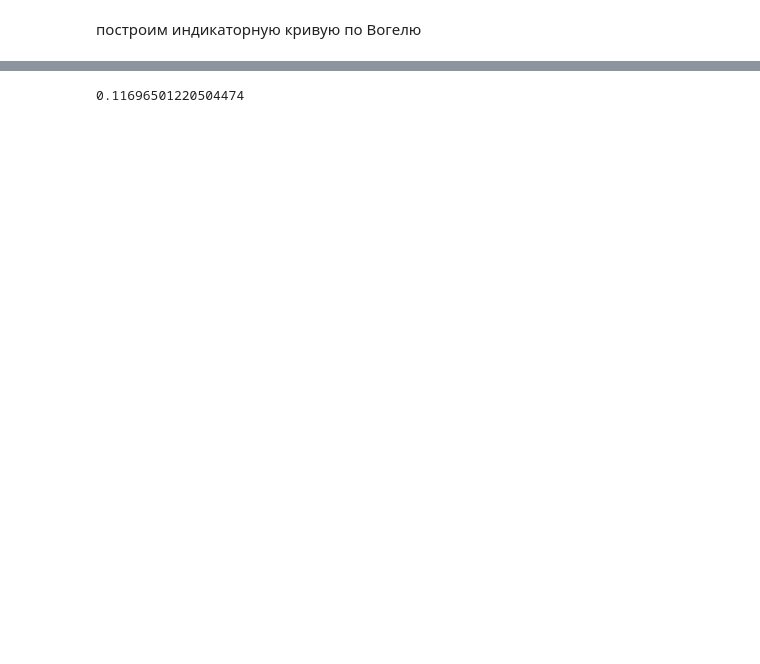
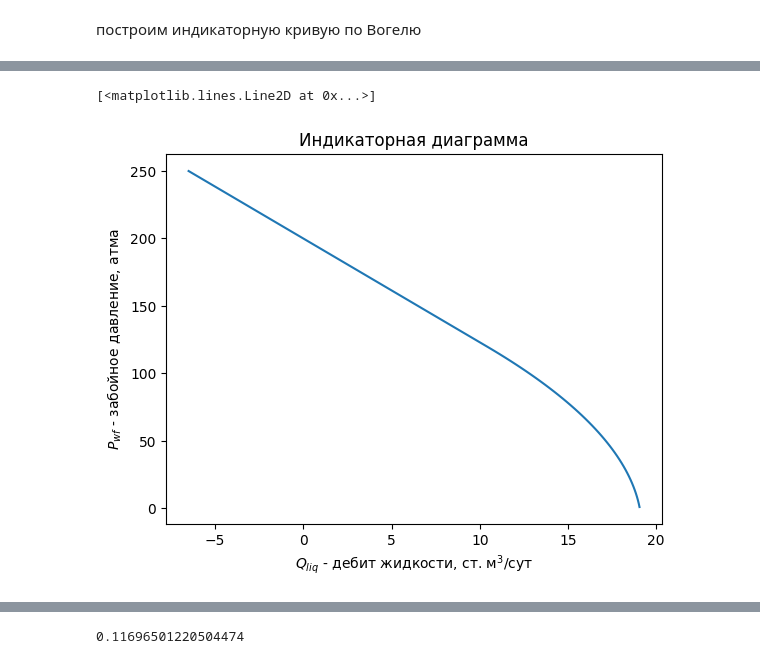
Before and after one commit to unifloc/neftpy, a Jupyter notebook: notebooks/uRes_Vogel.ipynb, the cells around one changed output, grey strips where cells are left out. Cells and saved outputs as stored; diff of their text form; code cells hidden in the pictures; blank space fills up the shorter version.

```diff
--- a/notebooks/uRes_Vogel.ipynb
+++ b/notebooks/uRes_Vogel.ipynb
@@ -10 +54,18 @@ p_Vogel = np.vectorize(res.ipr_Vogel_pwf_atma)
+# %%
+p = np.linspace(1, 250, 100)
+fig, ax = plt.subplots()
+
+q = res.ipr_Vogel_qliq_sm3day(p_test_atma = p,
+                              p_res_atma = 200,
+                              pi_sm3dayatm = 0.13,
+                              fw_perc = 0,
+                              pb_atma = 120 )
+ax.set_title('Индикаторная диаграмма')
+ax.set_xlabel('$Q_{liq}$ - дебит жидкости, ст. м$^3$/сут')
+ax.set_ylabel('$P_{wf}$ - забойное давление, атма')
+
+plt.plot(q, p)
+# %% [output]
+[<matplotlib.lines.Line2D at 0x...>]
+[figure, added]
 # %%
```
Also changed, not shown: parts of 8 cells of this notebook, 13 other files.
